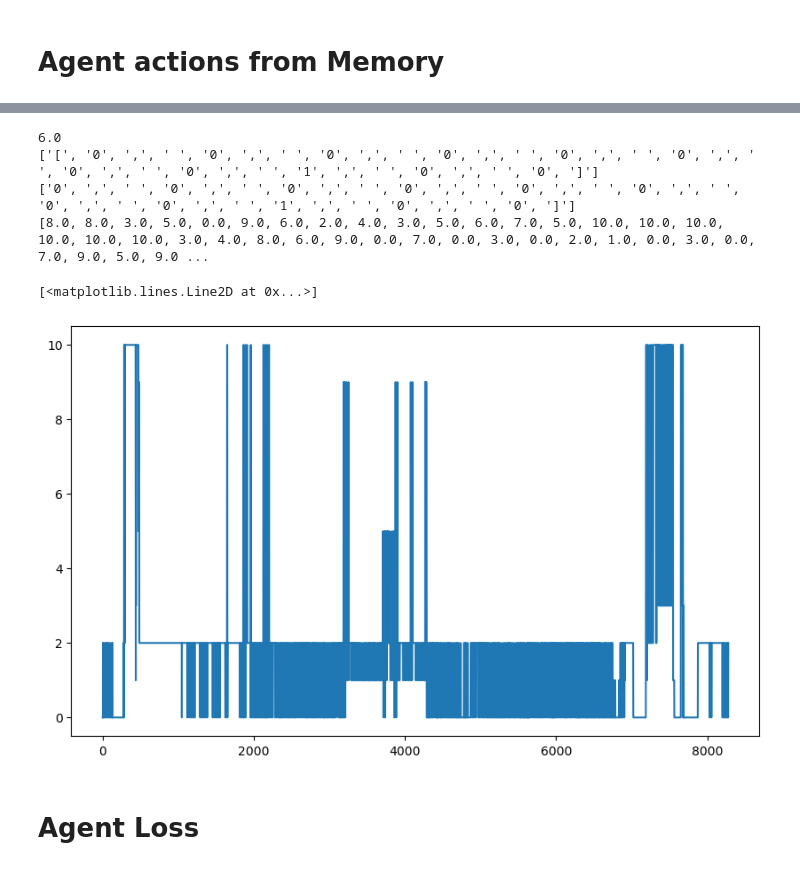
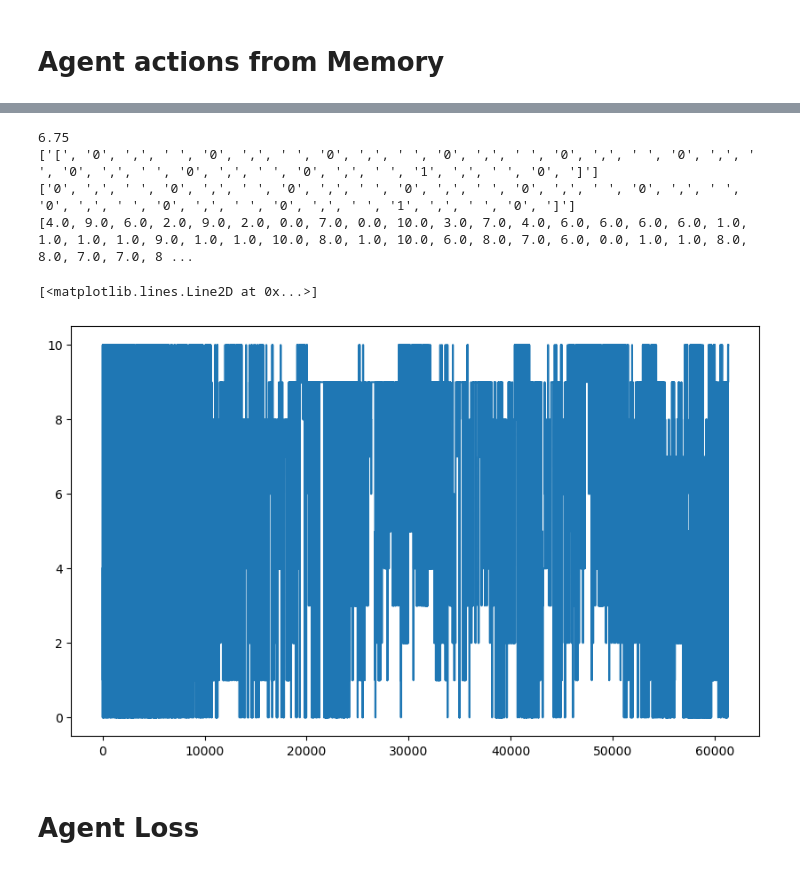
Before and after one commit to Lundkjaer/ClimAIte, a Jupyter notebook: EMS_work/post_processing.ipynb, the cells around one changed output, grey strips where cells are left out. Saved outputs shown, nothing was run; the diff lists cells and outputs as text; code cells hidden in the pictures.

Commit message:
add new RNN  setup, agent and network

```diff
--- a/EMS_work/post_processing.ipynb
+++ b/EMS_work/post_processing.ipynb
@@ -8,5 +8,6 @@ import matplotlib.pyplot as plt
 # Agent actions from Memory
 # %%
 
-memory_csv = pd.read_csv(r"W:\Insync\GDrive\Main\TU Delft\Thesis\DRL runs\Building-InsuBASE-MassBASE\RL24hAllRNN\agent memory.csv")
+memory_csv = pd.read_csv(r"W:\Insync\GDrive\Main\TU Delft\Thesis\DRL runs 03\Building-InsuBASE-MassBASE\RL24hAllRNN\agent memory.csv")
+# memory_csv = pd.read_csv(r"W:\Insync\GDrive\Main\TU Delft\Thesis\DRL runs\Building-InsuUP-MassUP\RL04hFlatInput\agent memory.csv")
 # %%
@@ -33,29 +18,29 @@ tmeplist
 # %%
 memory_csv.head()
 print(list(memory_csv.at[1, 'action'])[1:].index('1') / 4)
 print(list(memory_csv.at[1, 'action']))
 print(list(memory_csv.at[1, 'action'])[1:])
 # print([int(each) for each in list(memory_csv.at[1, 'action']) if int(each).dtype == int])
 action_index = [list(memory_csv.at[x, 'action'])[1:].index('1') / 3 for x in range(memory_csv['action'].count())]
 print(action_index)
 rewards = memory_csv['next_reward'].convert_dtypes()
 
 # y2 = memory_csv['next_reward']
-y1 = action_index[18000:]
+y1 = action_index
 x = [x for x in range(len(y1))]
 
 plt.figure(figsize=(10,6))
 plt.plot(x,y1)
 # plt.plot(x,y2)
 
 # plt.show()
 # %% [output]
-6.0
-['[', '0', ',', ' ', '0', ',', ' ', '0', ',', ' ', '0', ',', ' ', '0', ',', ' ', '0', ',', ' ', '0', ',', ' ', '0', ',', ' ', '1', ',', ' ', '0', ',', ' ', '0', ']']
-['0', ',', ' ', '0', ',', ' ', '0', ',', ' ', '0', ',', ' ', '0', ',', ' ', '0', ',', ' ', '0', ',', ' ', '0', ',', ' ', '1', ',', ' ', '0', ',', ' ', '0', ']']
-[8.0, 8.0, 3.0, 5.0, 0.0, 9.0, 6.0, 2.0, 4.0, 3.0, 5.0, 6.0, 7.0, 5.0, 10.0, 10.0, 10.0, 10.0, 10.0, 10.0, 3.0, 4.0, 8.0, 6.0, 9.0, 0.0, 7.0, 0.0, 3.0, 0.0, 2.0, 1.0, 0.0, 3.0, 0.0, 7.0, 9.0, 5.0, 9.0 ...
+6.75
+['[', '0', ',', ' ', '0', ',', ' ', '0', ',', ' ', '0', ',', ' ', '0', ',', ' ', '0', ',', ' ', '0', ',', ' ', '0', ',', ' ', '0', ',', ' ', '1', ',', ' ', '0', ']']
+['0', ',', ' ', '0', ',', ' ', '0', ',', ' ', '0', ',', ' ', '0', ',', ' ', '0', ',', ' ', '0', ',', ' ', '0', ',', ' ', '0', ',', ' ', '1', ',', ' ', '0', ']']
+[4.0, 9.0, 6.0, 2.0, 9.0, 2.0, 0.0, 7.0, 0.0, 10.0, 3.0, 7.0, 4.0, 6.0, 6.0, 6.0, 6.0, 1.0, 1.0, 1.0, 1.0, 9.0, 1.0, 1.0, 10.0, 8.0, 1.0, 10.0, 6.0, 8.0, 7.0, 6.0, 0.0, 1.0, 1.0, 8.0, 8.0, 7.0, 7.0, 8 ...
 [<matplotlib.lines.Line2D at 0x...>]
-[figure, old version]
+[figure, new version]
 # %% [markdown]
 # Agent Loss
 # %%
```
Also changed, not shown: parts of 27 cells of this notebook, 4 other files.
